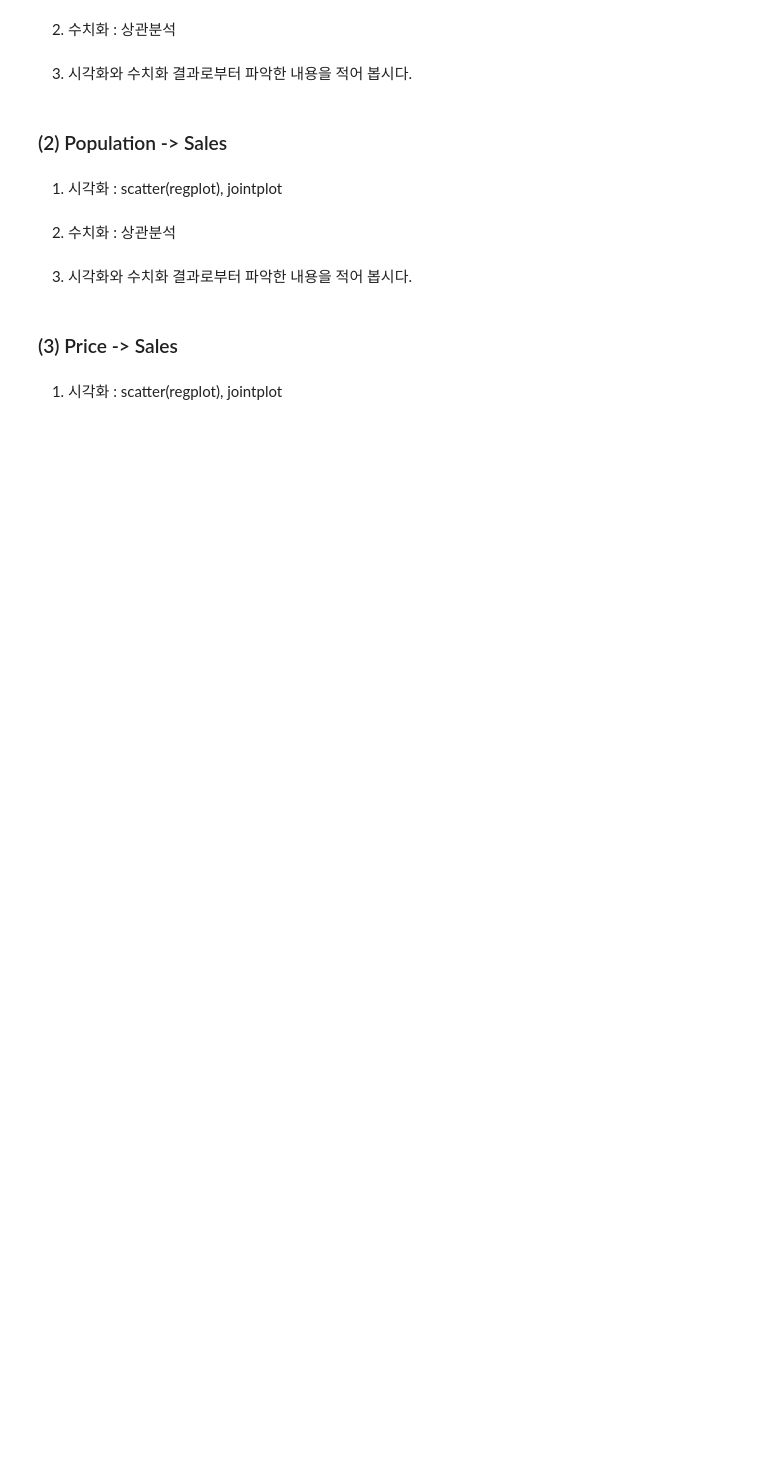
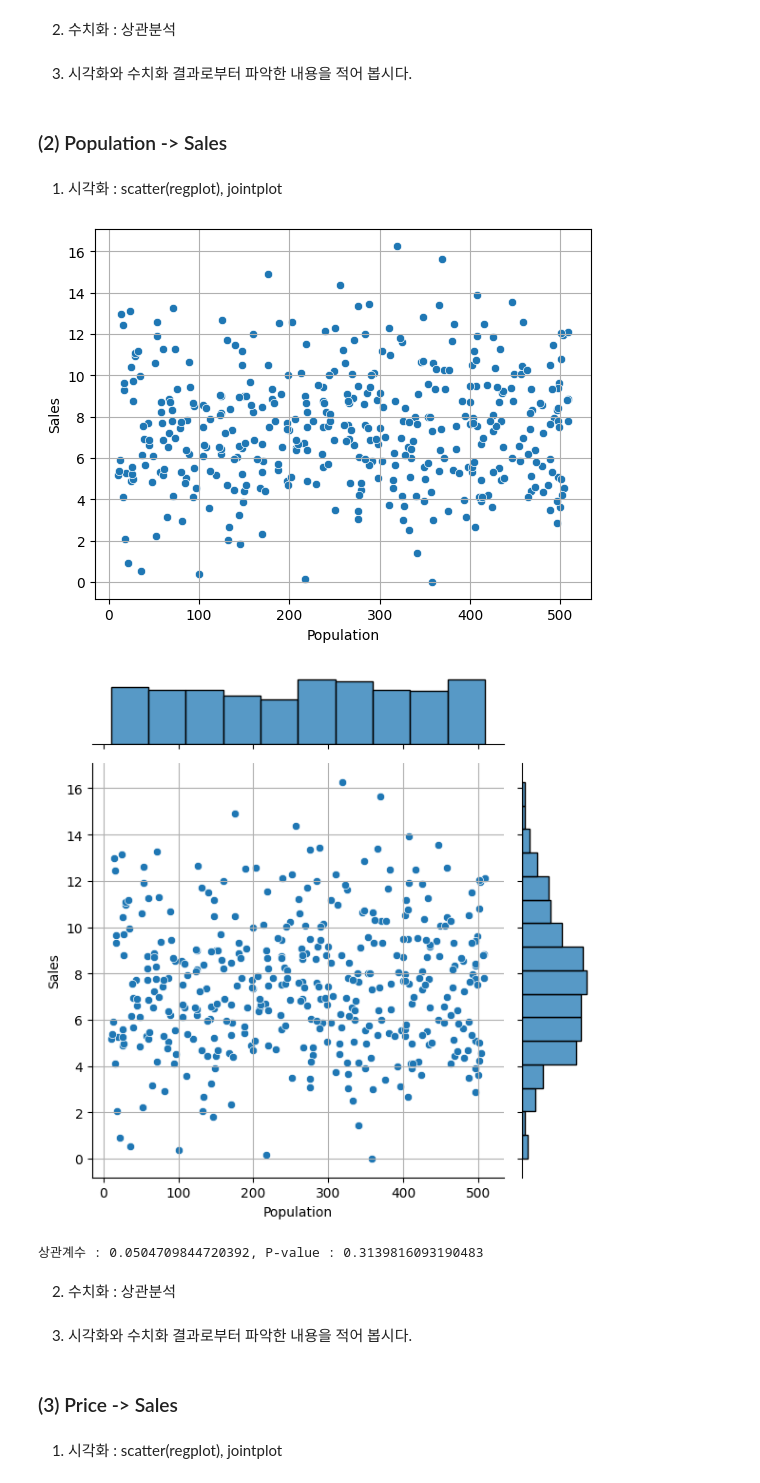
Before and after one commit to chrisseo2002/Data_Analysis, a Jupyter notebook: 08_종합실습2_이변량분석(y-숫자).ipynb, the cells around one changed output. Cells and saved outputs as stored; diff of their text form; code cells hidden in the pictures; blank space fills up the shorter version.

```diff
--- a/08_종합실습2_이변량분석(y-숫자).ipynb
+++ b/08_종합실습2_이변량분석(y-숫자).ipynb
@@ -56,5 +88,11 @@ target = 'Sales'
 ### (2) Population -> Sales
 # %% [markdown]
 1) 시각화 : scatter(regplot), jointplot
+# %%
+eda_2_nn(data, 'Population', target)
+# %% [output]
+[figure, added]
+[figure, added]
+상관계수 : 0.0504709844720392, P-value : 0.3139816093190483
 # %% [markdown]
 2) 수치화 : 상관분석
```
Also changed, not shown: parts of 32 cells of this notebook, 2 other files.
